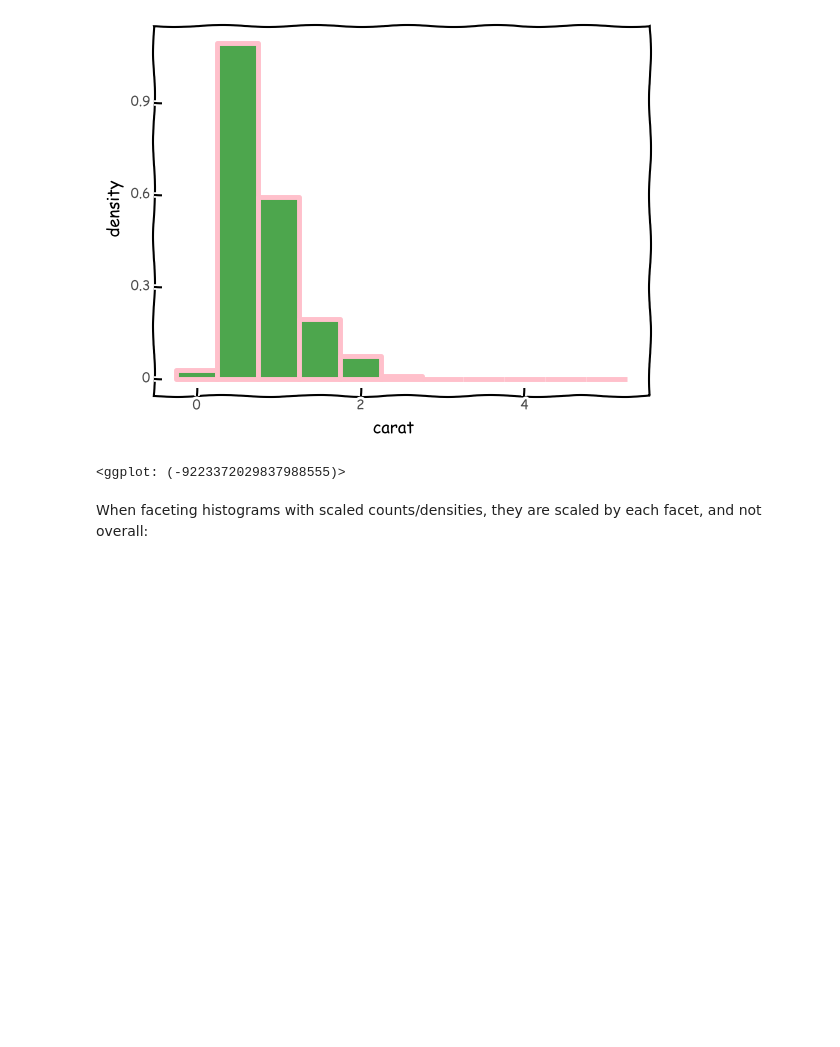
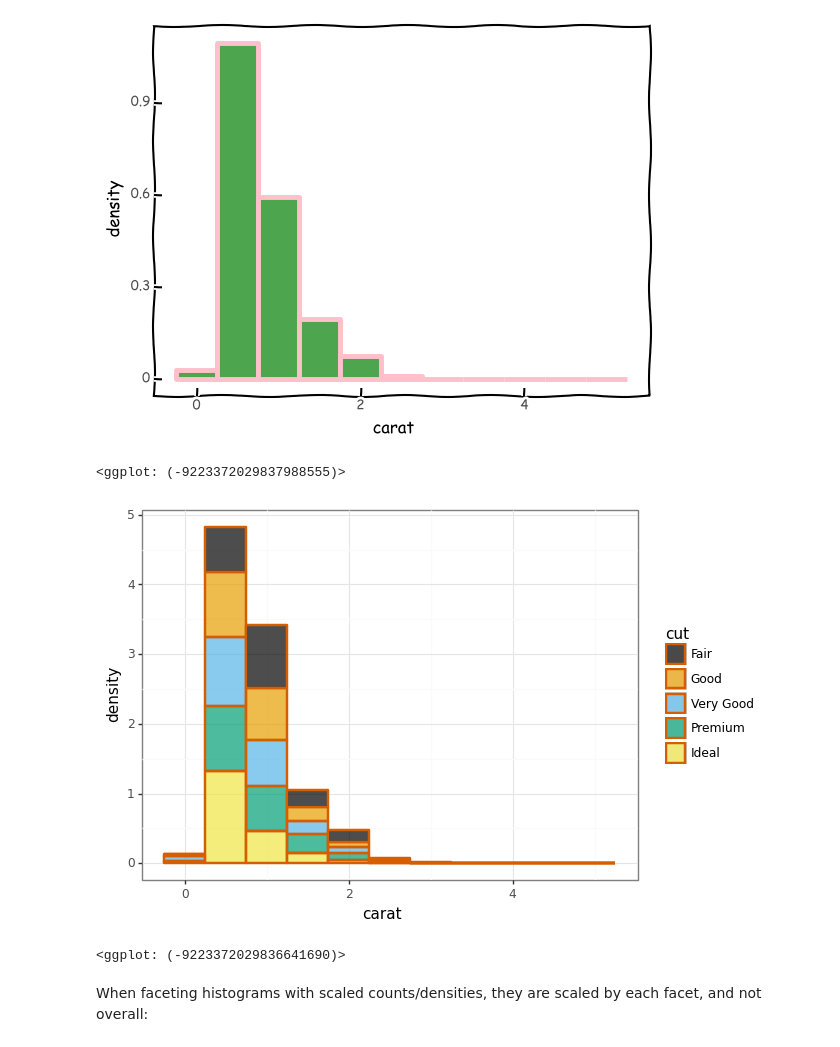
Before and after one commit to has2k1/plotnine-examples, a Jupyter notebook: plotnine_examples/examples/geom_histogram.ipynb, the cells around one changed output. Drawn from its saved outputs; the diff is of its cells as text; code cells hidden in the pictures; blank space fills up the shorter version.

```diff
--- a/plotnine_examples/examples/geom_histogram.ipynb
+++ b/plotnine_examples/examples/geom_histogram.ipynb
@@ -185,6 +186,22 @@ Change the look of your plot:
 # %% [output]
 [figure]
 <ggplot: (-9223372029837988555)>
+# %%
+(
+    ggplot(diamonds, aes(x = 'carat', y = 'stat(density)'
+                         , fill = 'cut' # change the fill colour using another variable
+                        ))
+    + scale_fill_manual(values = ["#000000", "#E69F00", "#56B4E9", "#009E73", "#F0E442"]) # change the fill colour
+    + geom_histogram(binwidth = 0.5
+                    , colour = "#D55E00"# change the outline
+                    , size = 1          # change the thickness of the outline
+                    , alpha = 0.7       # change the transparency
+                    )
+    + theme_bw()                        # play with themes (look/arrangement)
+)
+# %% [output]
+[figure, added]
+<ggplot: (-9223372029836641690)>
 # %% [markdown]
 When faceting histograms with scaled counts/densities, they are scaled by each facet, and not overall:
 # %%
```
Also changed, not shown: parts of 5 cells of this notebook.
